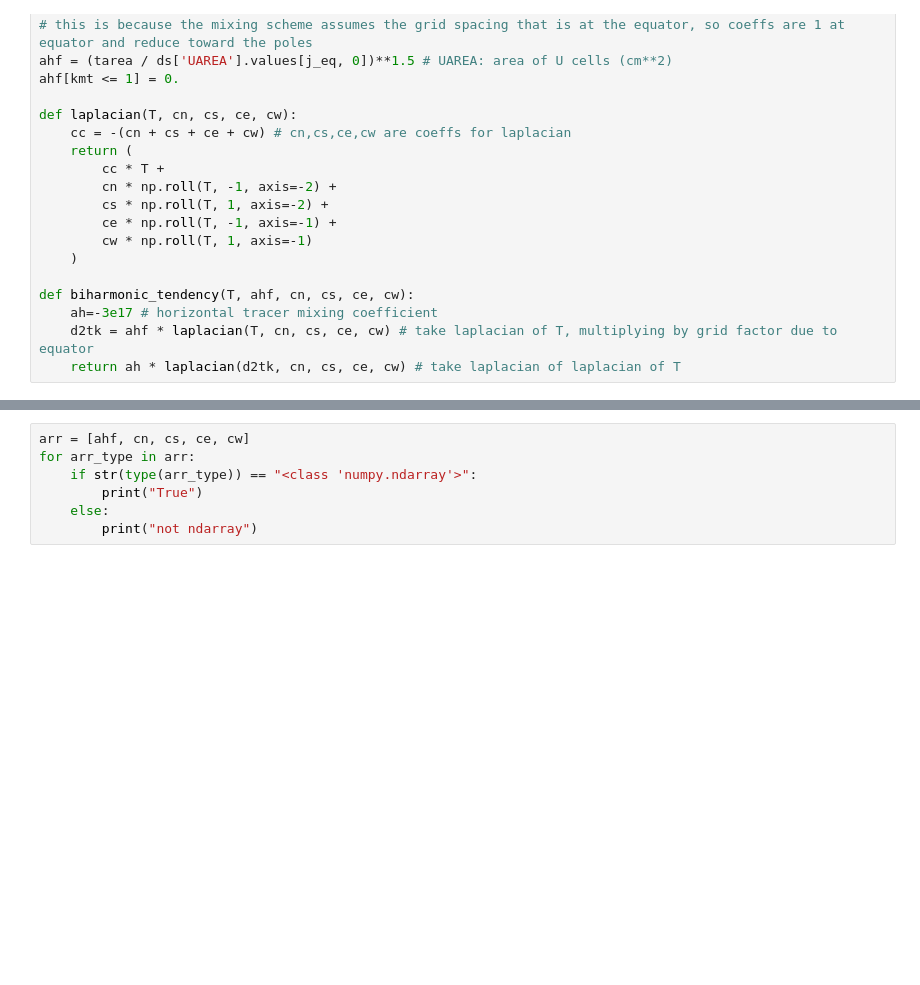
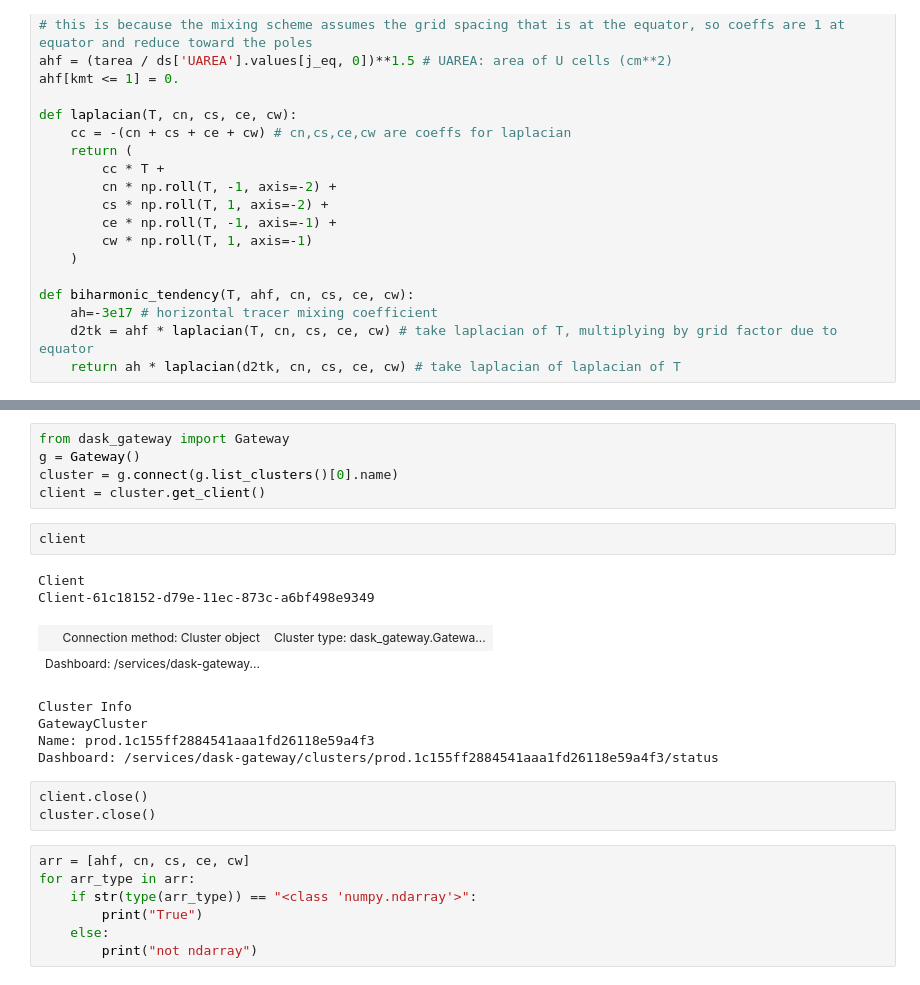
Before and after one commit to shanicetbailey/SST-gradients, a Jupyter notebook: CESM/tendency-sst-sss.ipynb, the cells around one changed output, grey strips where cells are left out. Cells and saved outputs as stored; diff of their text form; blank space fills up the shorter version.

```diff
--- a/CESM/tendency-sst-sss.ipynb
+++ b/CESM/tendency-sst-sss.ipynb
@@ -132,3 +122,22 @@ cluster.close()
+# %%
+from dask_gateway import Gateway
+g = Gateway()
+cluster = g.connect(g.list_clusters()[0].name)
+client = cluster.get_client()
+# %%
+client
+# %% [output]
+Client
+Client-61c18152-d79e-11ec-873c-a6bf498e9349
+| Connection method: Cluster object | Cluster type: dask_gateway.Gatewa... |
+| Dashboard: /services/dask-gateway... |  |
+Cluster Info
+GatewayCluster
+Name: prod.1c155ff2884541aaa1fd26118e59a4f3
+Dashboard: /services/dask-gateway/clusters/prod.1c155ff2884541aaa1fd26118e59a4f3/status
+# %% [raw]
+client.close()
+cluster.close()
 # %%
 arr = [ahf, cn, cs, ce, cw]
 for arr_type in arr:
```
Also changed, not shown: parts of 55 cells of this notebook.
